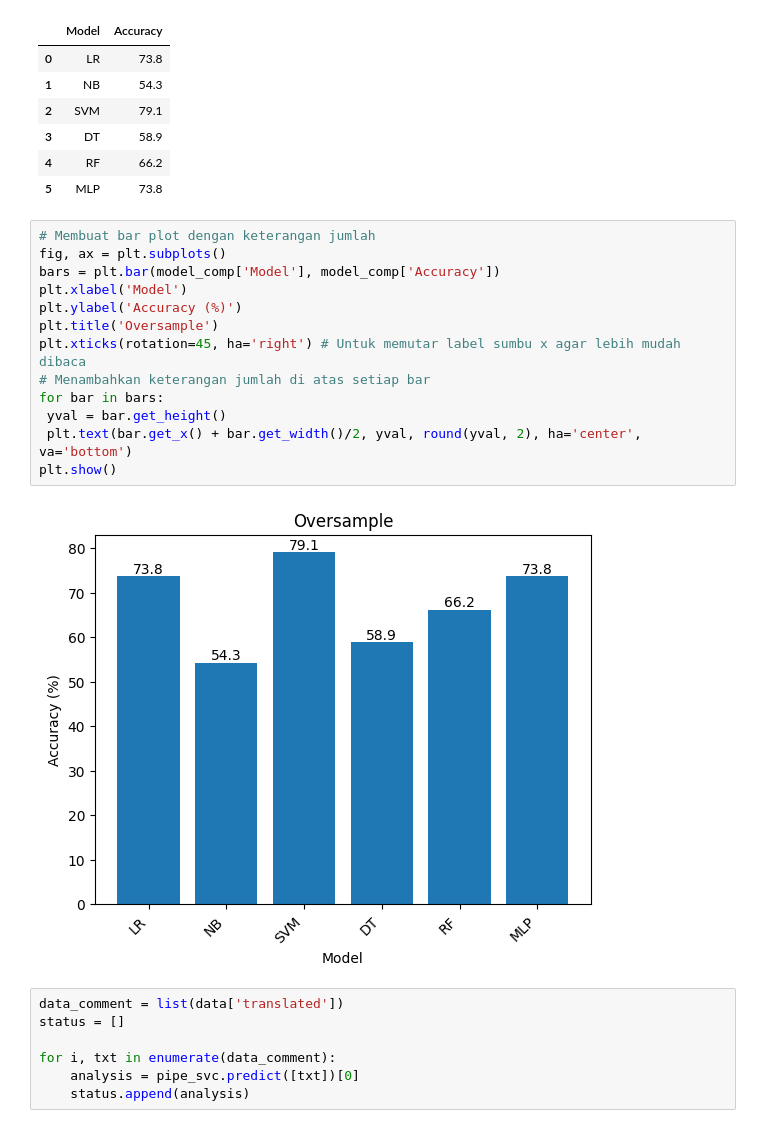
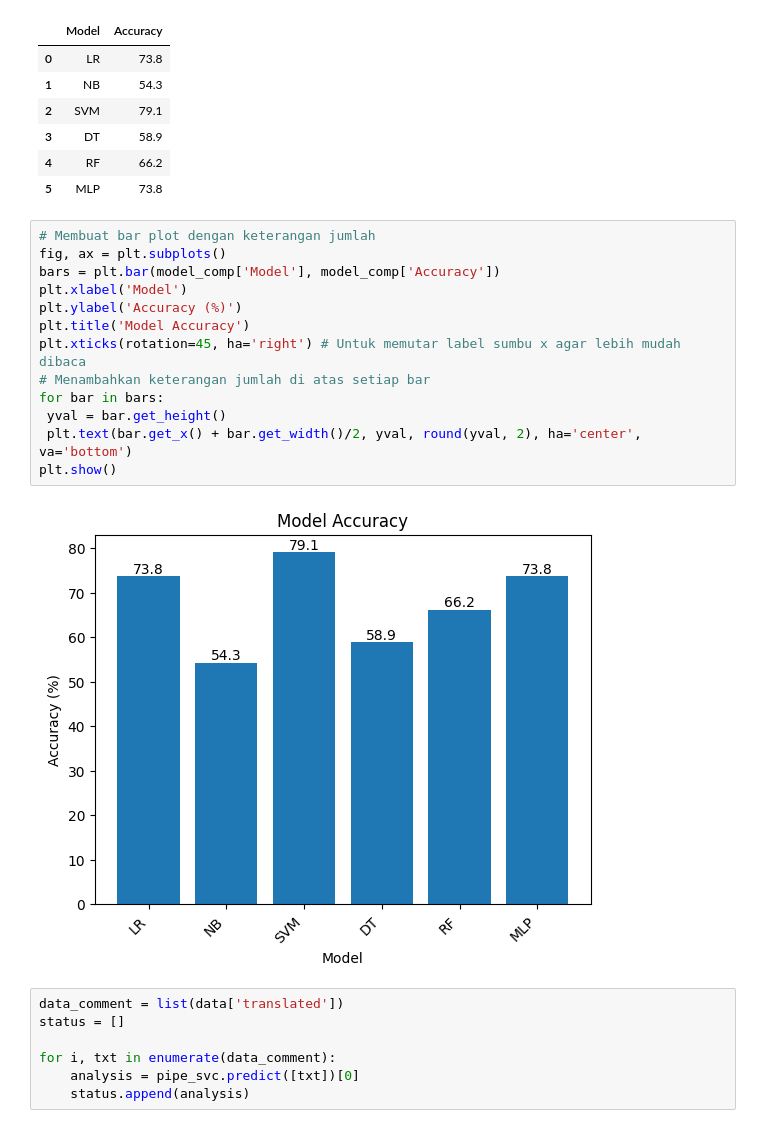
Before and after one commit to bimarakajati/Analisis-Sentimen-Debat-Capres-2024, a Jupyter notebook: Analisis_Sentimen_Debat_Capres_2024.ipynb, the cells around one changed output. Saved outputs shown, nothing was run; the diff lists cells and outputs as text.

```diff
--- a/Analisis_Sentimen_Debat_Capres_2024.ipynb
+++ b/Analisis_Sentimen_Debat_Capres_2024.ipynb
@@ -771,18 +771,18 @@ model_comp
 # %%
 # Membuat bar plot dengan keterangan jumlah
 fig, ax = plt.subplots()
 bars = plt.bar(model_comp['Model'], model_comp['Accuracy'])
 plt.xlabel('Model')
 plt.ylabel('Accuracy (%)')
-plt.title('Oversample')
+plt.title('Model Accuracy')
 plt.xticks(rotation=45, ha='right') # Untuk memutar label sumbu x agar lebih mudah dibaca
 # Menambahkan keterangan jumlah di atas setiap bar
 for bar in bars:
  yval = bar.get_height()
  plt.text(bar.get_x() + bar.get_width()/2, yval, round(yval, 2), ha='center', va='bottom')
 plt.show()
 # %% [output]
-[figure, old version]
+[figure, new version]
 # %%
 data_comment = list(data['translated'])
 status = []
```
Also changed, not shown: parts of 1 cell of this notebook, 1 other file.
